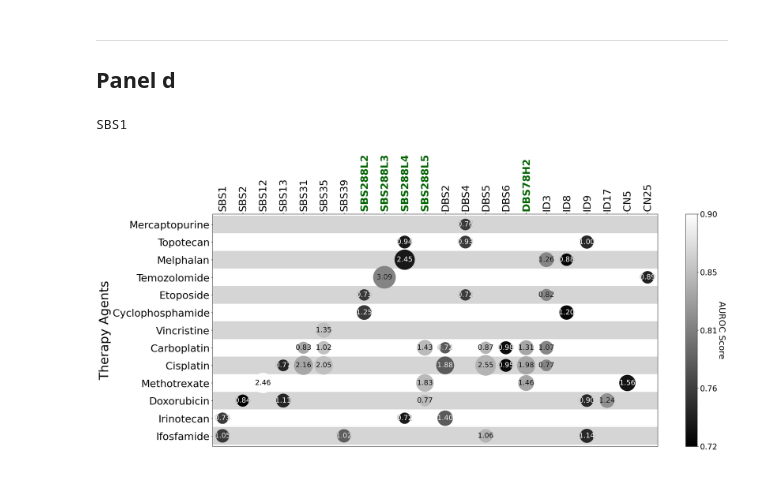
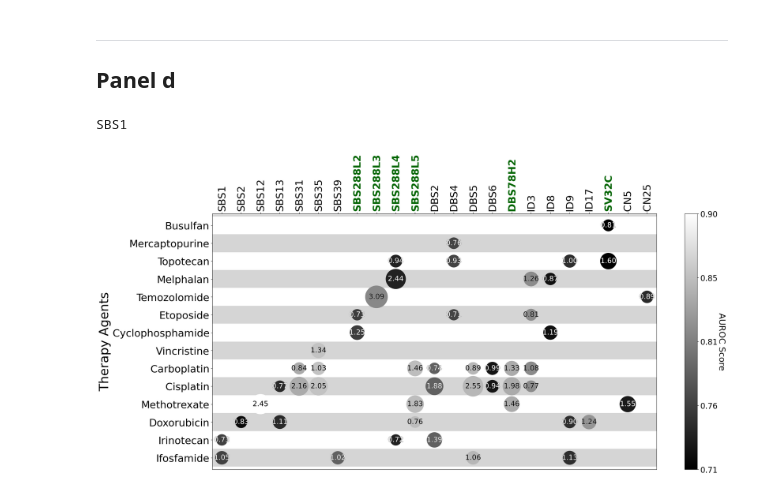
Before and after one commit to shlienlab/mutsigs_therapy, a Jupyter notebook: notebooks/MainFig_3.ipynb, the cells around one changed output. Cells and saved outputs as stored; diff of their text form; code cells hidden in the pictures.

```diff
--- a/notebooks/MainFig_3.ipynb
+++ b/notebooks/MainFig_3.ipynb
@@ -147,5 +121,4 @@ plotter.plotTMB_generic(kzm611_thr_all_mlt[['Signatures', 'Mutations']].copy(),
 -----------
 ## Panel c
 # %%
-logreg_coefs = pd.read_csv(os.path.join(root_dir, 'source_data/KZM_drug_sigs_assocs.tsv'), sep='\t')
-logreg_coefs.head()
+logreg_coefs = pd.read_csv(os.path.join(root_dir, 'source_data/KZM_drug_sigs_single_assocs.txt'), sep='\t')
@@ -159,3 +124,0 @@ logreg_coefs.head()
-# %%
-logreg_coefs = logreg_coefs[~logreg_coefs.Outcome.isin(['SBS11', 'SV2'])]
-logreg_coefs.head(3)
@@ -216,8 +151,8 @@ CN25
 # %%
 data = logreg_coefs[logreg_coefs.Condition=='agent_sigs_noX_all'].copy()
 data = data[data.AUC>=0.7]
 
-plotter.coefs_scatter(data, os.path.join(fig_out, 'Fig_3d_adj_rev2.pdf'), positive_only=True, interactions='singles_only', ylab='Therapy Agents')
+plotter.coefs_scatter(data, os.path.join(fig_out, 'Fig_3d_adj_rev3.pdf'), positive_only=True, interactions='singles_only', ylab='Therapy Agents')
 # %% [output]
 SBS1
-[figure, old version]
+[figure, new version]
```
Also changed, not shown: parts of 7 cells of this notebook, 11 other files.
